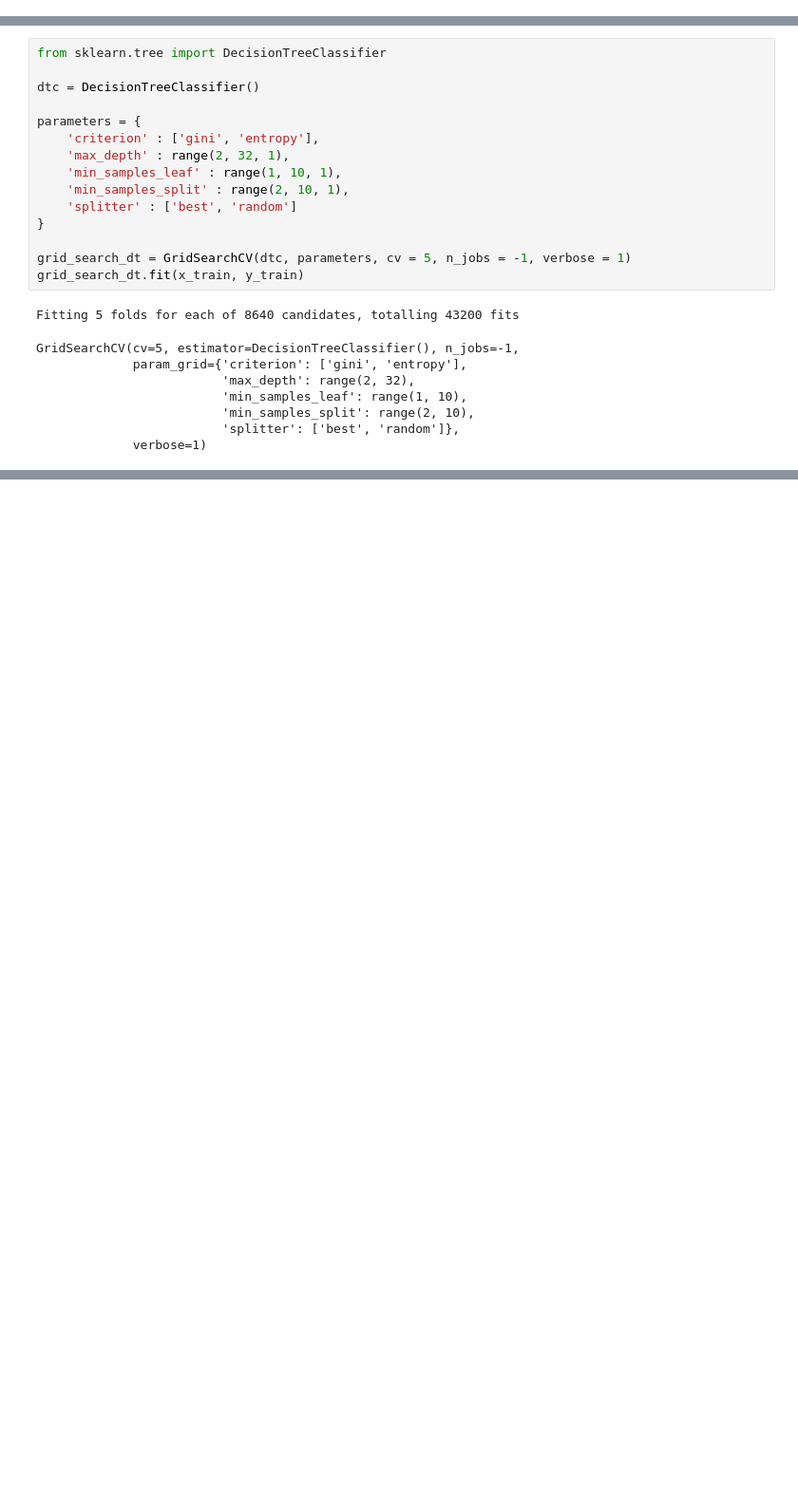
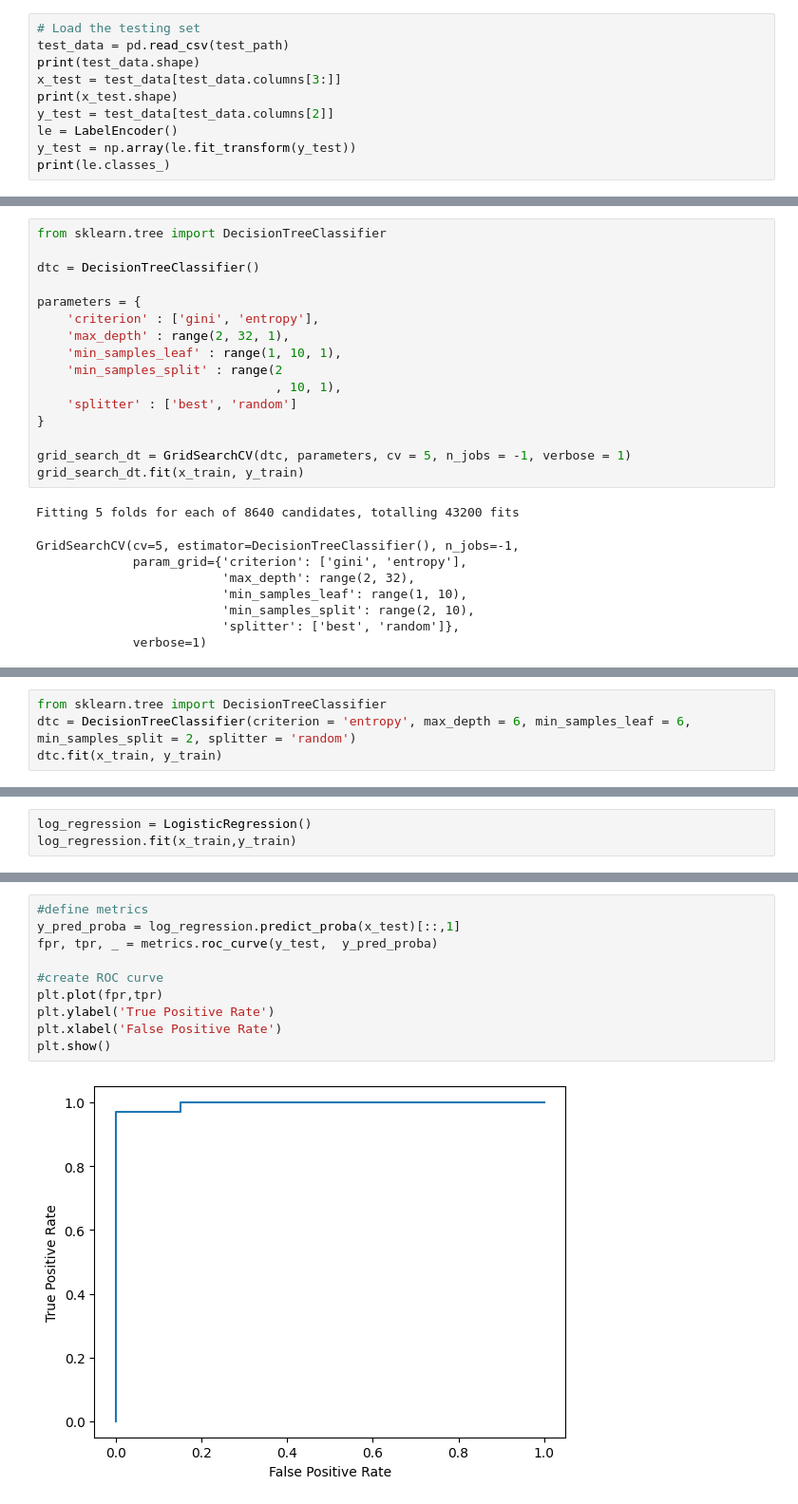
Before and after one commit to 6410615113/breastCancer, a Jupyter notebook: test_dct.ipynb, the cells around one changed output, grey strips where cells are left out. Shown at 95% size. Cells and saved outputs as stored; diff of their text form; blank space fills up the shorter version.

Commit message:
dct pg.2 -5split

```diff
--- a/test_dct.ipynb
+++ b/test_dct.ipynb
@@ -76,0 +49,10 @@ print(le.classes_)
+# %%
+# Load the testing set
+test_data = pd.read_csv(test_path)
+print(test_data.shape)
+x_test = test_data[test_data.columns[3:]]
+print(x_test.shape)
+y_test = test_data[test_data.columns[2]]
+le = LabelEncoder()
+y_test = np.array(le.fit_transform(y_test))
+print(le.classes_)
@@ -117,7 +103,8 @@ parameters = {
     'criterion' : ['gini', 'entropy'],
     'max_depth' : range(2, 32, 1),
     'min_samples_leaf' : range(1, 10, 1),
-    'min_samples_split' : range(2, 10, 1),
+    'min_samples_split' : range(2
+                                , 10, 1),
     'splitter' : ['best', 'random']
 }
 
@@ -186,0 +137,4 @@ weighted avg       0.93      0.93      0.93        91
+# %%
+from sklearn.tree import DecisionTreeClassifier
+dtc = DecisionTreeClassifier(criterion = 'entropy', max_depth = 6, min_samples_leaf = 6, min_samples_split = 2, splitter = 'random')
+dtc.fit(x_train, y_train)
@@ -186,0 +184,3 @@ weighted avg       0.93      0.93      0.93        91
+# %%
+log_regression = LogisticRegression()
+log_regression.fit(x_train,y_train)
@@ -186,0 +191,12 @@ weighted avg       0.93      0.93      0.93        91
+# %%
+#define metrics
+y_pred_proba = log_regression.predict_proba(x_test)[::,1]
+fpr, tpr, _ = metrics.roc_curve(y_test,  y_pred_proba)
+
+#create ROC curve
+plt.plot(fpr,tpr)
+plt.ylabel('True Positive Rate')
+plt.xlabel('False Positive Rate')
+plt.show()
+# %% [output]
+[figure, added]
```
Also changed, not shown: parts of 110 cells of this notebook.
